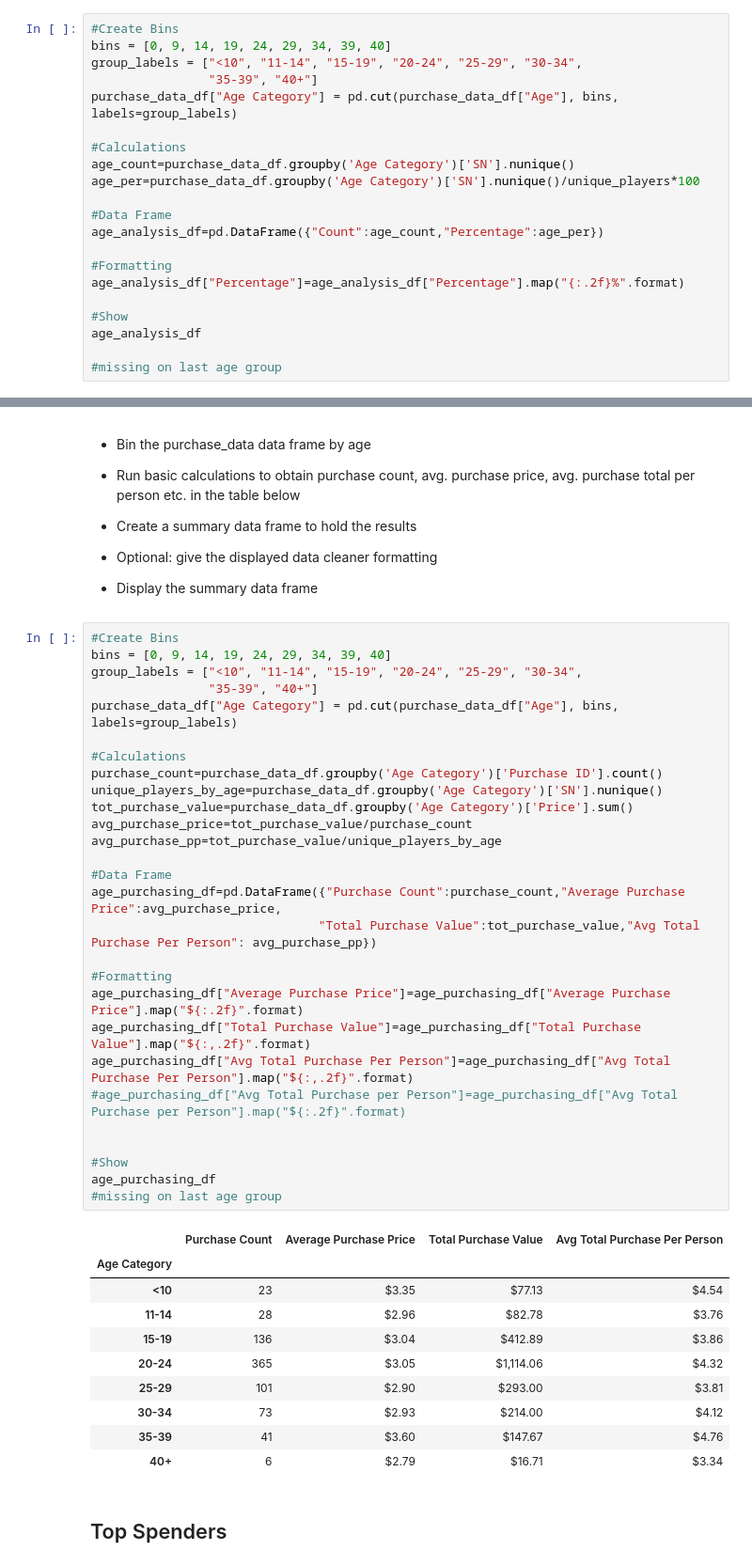
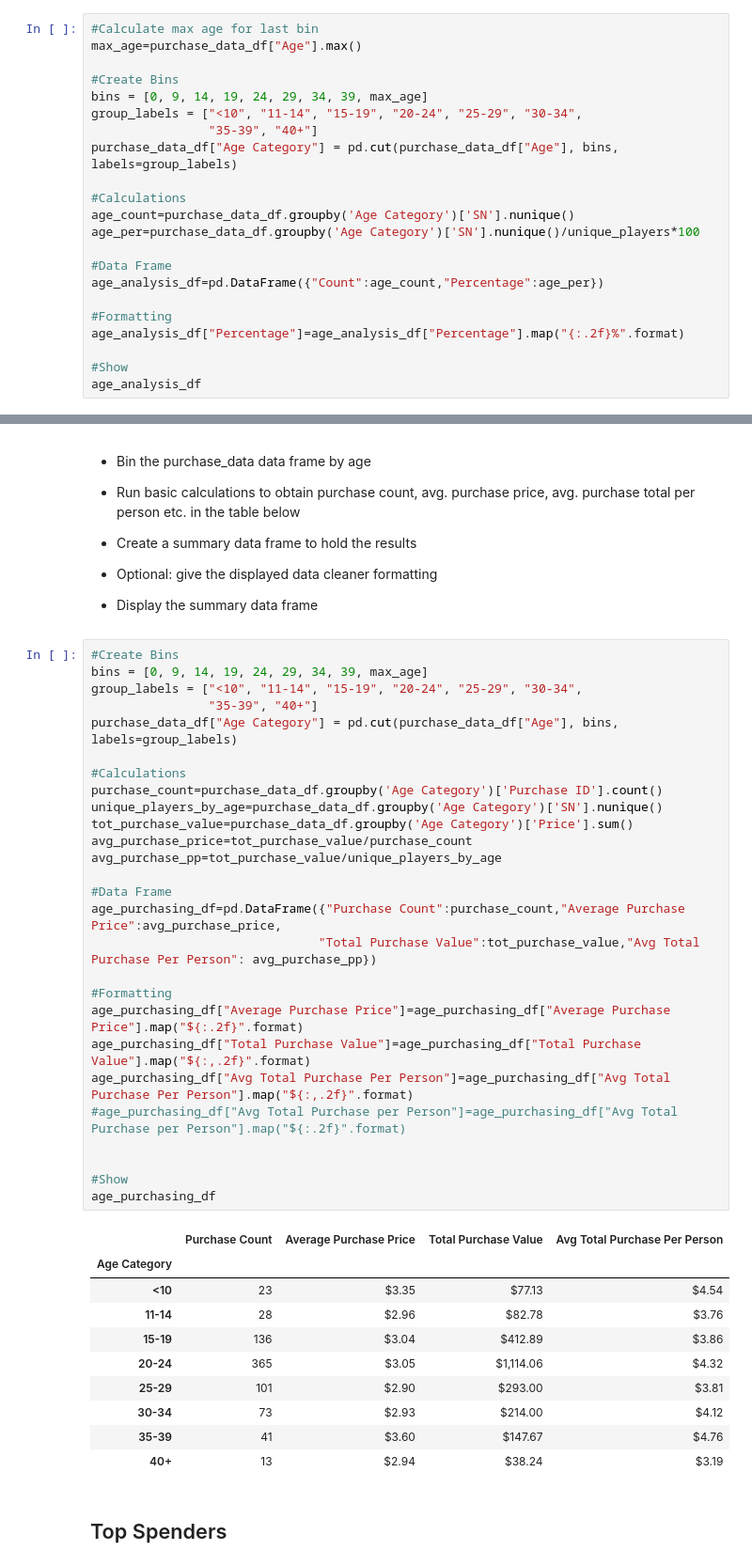
Before and after one commit to Sjenn257/pandas-challenge, a Jupyter notebook: HeroesOfPymoli/HeroesOfPymoli_starter.ipynb, the cells around one changed output, grey strips where cells are left out. Shown: that part at 94% size. Cells and saved outputs as stored; diff of their text form.

```diff
--- a/HeroesOfPymoli/HeroesOfPymoli_starter.ipynb
+++ b/HeroesOfPymoli/HeroesOfPymoli_starter.ipynb
@@ -155,6 +161,9 @@ gender_analysis_df
 # %%
+#Calculate max age for last bin
+max_age=purchase_data_df["Age"].max()
+
 #Create Bins
-bins = [0, 9, 14, 19, 24, 29, 34, 39, 40]
+bins = [0, 9, 14, 19, 24, 29, 34, 39, max_age]
 group_labels = ["<10", "11-14", "15-19", "20-24", "25-29", "30-34",
                 "35-39", "40+"]
 purchase_data_df["Age Category"] = pd.cut(purchase_data_df["Age"], bins, labels=group_labels)
@@ -171,8 +180,6 @@ age_analysis_df["Percentage"]=age_analysis_df["Percentage"].map("{:.2f}%".format
 
 #Show
 age_analysis_df
-
-#missing on last age group
 # %% [output]
 |  | Count | Percentage |
 | Age Category |  |  |
@@ -202,7 +209,7 @@ age_analysis_df
 * Display the summary data frame
 # %%
 #Create Bins
-bins = [0, 9, 14, 19, 24, 29, 34, 39, 40]
+bins = [0, 9, 14, 19, 24, 29, 34, 39, max_age]
 group_labels = ["<10", "11-14", "15-19", "20-24", "25-29", "30-34",
                 "35-39", "40+"]
 purchase_data_df["Age Category"] = pd.cut(purchase_data_df["Age"], bins, labels=group_labels)
@@ -210,35 +217,34 @@ purchase_data_df["Age Category"] = pd.cut(purchase_data_df["Age"], bins, labels=
 #Calculations
 purchase_count=purchase_data_df.groupby('Age Category')['Purchase ID'].count()
 unique_players_by_age=purchase_data_df.groupby('Age Category')['SN'].nunique()
 tot_purchase_value=purchase_data_df.groupby('Age Category')['Price'].sum()
 avg_purchase_price=tot_purchase_value/purchase_count
 avg_purchase_pp=tot_purchase_value/unique_players_by_age
 
 #Data Frame
 age_purchasing_df=pd.DataFrame({"Purchase Count":purchase_count,"Average Purchase Price":avg_purchase_price,
                                "Total Purchase Value":tot_purchase_value,"Avg Total Purchase Per Person": avg_purchase_pp})
 
 #Formatting
 age_purchasing_df["Average Purchase Price"]=age_purchasing_df["Average Purchase Price"].map("${:.2f}".format)
 age_purchasing_df["Total Purchase Value"]=age_purchasing_df["Total Purchase Value"].map("${:,.2f}".format)
 age_purchasing_df["Avg Total Purchase Per Person"]=age_purchasing_df["Avg Total Purchase Per Person"].map("${:,.2f}".format)
 #age_purchasing_df["Avg Total Purchase per Person"]=age_purchasing_df["Avg Total Purchase per Person"].map("${:.2f}".format)
 
 
 #Show
 age_purchasing_df
-#missing on last age group
 # %% [output]
 |  | Purchase Count | Average Purchase Price | Total Purchase Value | Avg Total Purchase Per Person |
 | Age Category |  |  |  |  |
 | <10 | 23 | $3.35 | $77.13 | $4.54 |
 | 11-14 | 28 | $2.96 | $82.78 | $3.76 |
 | 15-19 | 136 | $3.04 | $412.89 | $3.86 |
 | 20-24 | 365 | $3.05 | $1,114.06 | $4.32 |
 | 25-29 | 101 | $2.90 | $293.00 | $3.81 |
 | 30-34 | 73 | $2.93 | $214.00 | $4.12 |
 | 35-39 | 41 | $3.60 | $147.67 | $4.76 |
-| 40+ | 6 | $2.79 | $16.71 | $3.34 |
+| 40+ | 13 | $2.94 | $38.24 | $3.19 |
 # %% [markdown]
 ## Top Spenders
 # %% [markdown]
```
Also changed, not shown: parts of 2 cells of this notebook.
